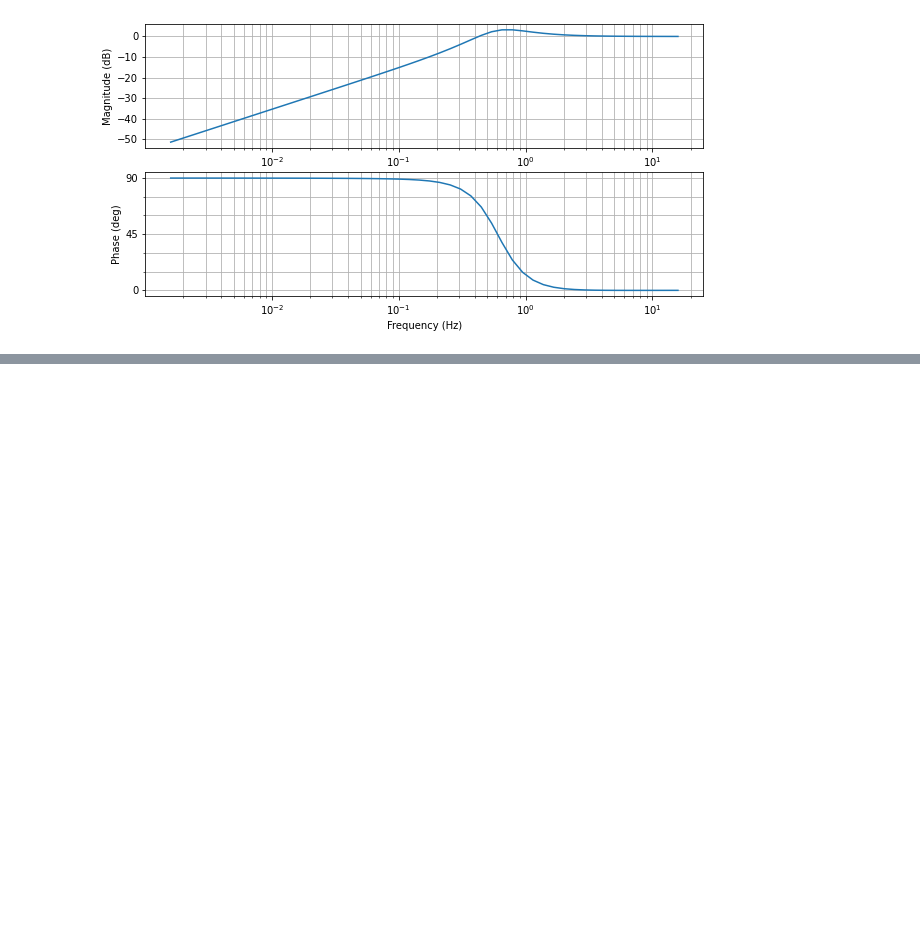
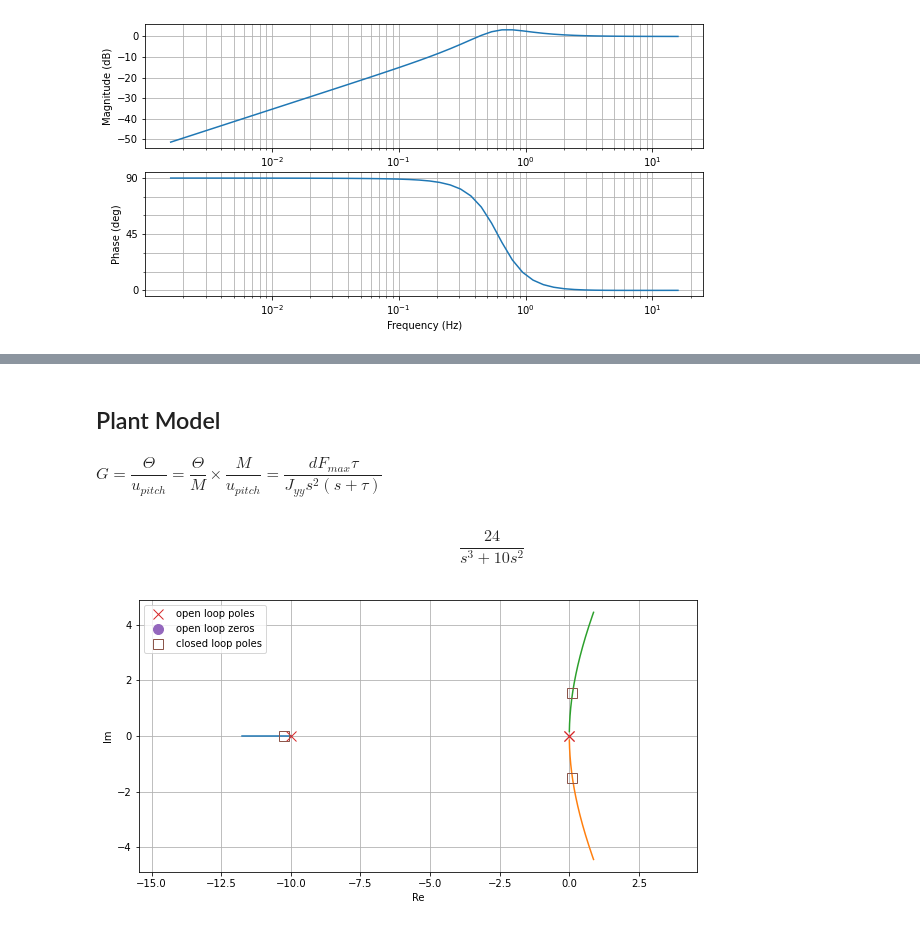
Before and after one commit to smallpondtom/aae451-notebook, a Jupyter notebook: 5-VTOL-Control/VTOL-Control.ipynb, the cells around one changed output, grey strips where cells are left out. Drawn from its saved outputs; the diff is of its cells as text; code cells hidden in the pictures; blank space fills up the shorter version.

Commit message:
Add pitch control.

```diff
--- a/5-VTOL-Control/VTOL-Control.ipynb
+++ b/5-VTOL-Control/VTOL-Control.ipynb
@@ -352,0 +376,6 @@ $\dfrac{M}{u_{roll}} = l G_{fan}$
+# %%
+tau = 10
+thrust_max = 100    # the acutal value is 71.22e3 [N]
+s = control.tf([1, 0], [1])
+G_fan = thrust_max*(tau/(s+tau))
+G_fan
@@ -352,0 +422,29 @@ $\dfrac{M}{u_{roll}} = l G_{fan}$
+# %% [markdown]
+## Plant Model
+# %% [markdown]
+$ G = \dfrac{\Theta}{u_{pitch}} = \dfrac{\Theta}{M} \times \dfrac{M}{u_{pitch}} = \dfrac{dF_{max}\tau}{J_{yy}s^2(s+\tau)} $
+# %%
+# Airflow ratio
+rcp = 0.6
+rhp = 0.4
+# Distances of each post from the lateral axis
+dcp = 0.4
+dhp = 0.6
+# mean distance
+if round(dcp*rcp) == round(dhp*rhp):
+    d = rcp * dcp
+else:
+    d = (rcp * dcp + rhp * dhp) / 2
+
+
+J_yy = 1
+Gk = 1/(J_yy*s**2)  # Plant for the "k"inematics
+Gf = d*G_fan  # Plant for the "f"an
+G = Gf * Gk
+G
+# %% [output]
+$$\frac{24}{s^3 + 10 s^2}$$
+# %%
+my_root_locus(G, kvect=np.logspace(-2, 1, 1000));
+# %% [output]
+[figure, added]
```
Also changed, not shown: parts of 18 cells of this notebook.
